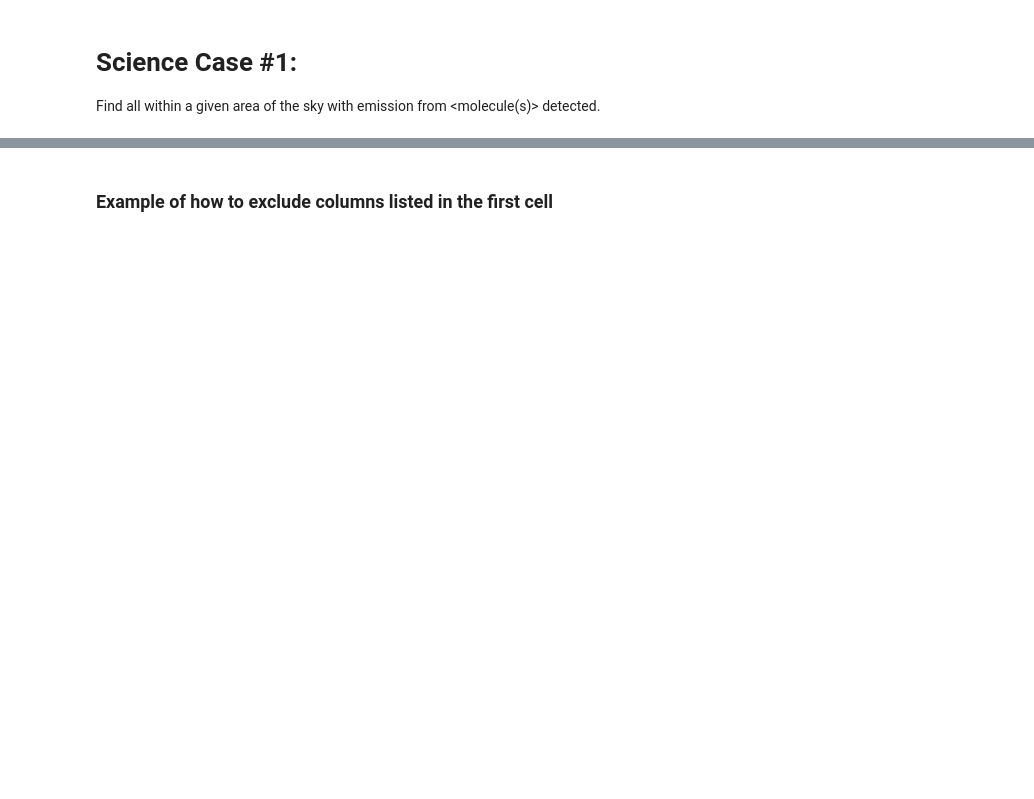
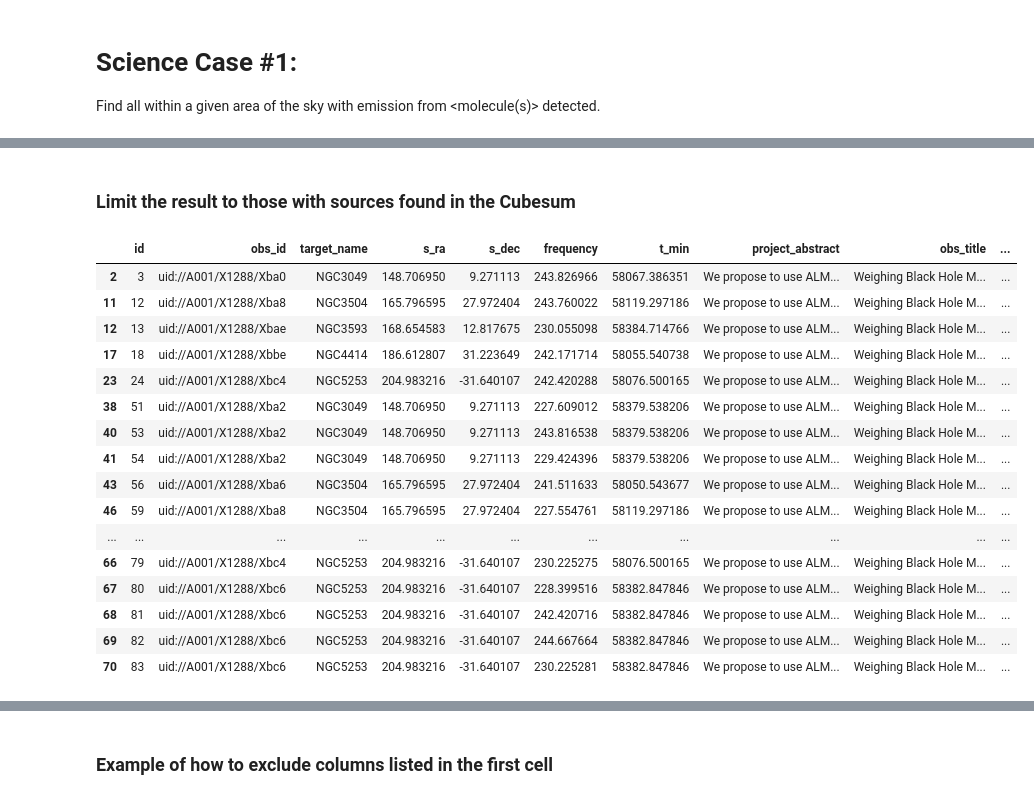
Before and after one commit to teuben/study7, a Jupyter notebook: notebooks/case1.ipynb, the cells around one changed output, grey strips where cells are left out. Cells and saved outputs as stored; diff of their text form; code cells hidden in the pictures; blank space fills up the shorter version.

```diff
--- a/notebooks/case1.ipynb
+++ b/notebooks/case1.ipynb
@@ -80,0 +75,6 @@ result
+# %%
+result = a.query(project_abstract="*lack*ole*")
+#len(result)
+lst = set(zip(result['obs_id'],result['target_name']))
+print("Found these projects and targets:",
+      *('{}: {}'.format(*k[1]) for k in enumerate(lst)), sep="\n")
@@ -80,0 +97,22 @@ result
+# %% [markdown]
+### Limit the result to those with sources found in the Cubesum
+# %%
+result[result['nsources']>0]
+# %% [output]
+|  | id | obs_id | target_name | s_ra | s_dec | frequency | t_min | project_abstract | obs_title | ... |
+| 2 | 3 | uid://A001/X1288/Xba0 | NGC3049 | 148.706950 | 9.271113 | 243.826966 | 58067.386351 | We propose to use ALM... | Weighing Black Hole M... | ... |
+| 11 | 12 | uid://A001/X1288/Xba8 | NGC3504 | 165.796595 | 27.972404 | 243.760022 | 58119.297186 | We propose to use ALM... | Weighing Black Hole M... | ... |
+| 12 | 13 | uid://A001/X1288/Xbae | NGC3593 | 168.654583 | 12.817675 | 230.055098 | 58384.714766 | We propose to use ALM... | Weighing Black Hole M... | ... |
+| 17 | 18 | uid://A001/X1288/Xbbe | NGC4414 | 186.612807 | 31.223649 | 242.171714 | 58055.540738 | We propose to use ALM... | Weighing Black Hole M... | ... |
+| 23 | 24 | uid://A001/X1288/Xbc4 | NGC5253 | 204.983216 | -31.640107 | 242.420288 | 58076.500165 | We propose to use ALM... | Weighing Black Hole M... | ... |
+| 38 | 51 | uid://A001/X1288/Xba2 | NGC3049 | 148.706950 | 9.271113 | 227.609012 | 58379.538206 | We propose to use ALM... | Weighing Black Hole M... | ... |
+| 40 | 53 | uid://A001/X1288/Xba2 | NGC3049 | 148.706950 | 9.271113 | 243.816538 | 58379.538206 | We propose to use ALM... | Weighing Black Hole M... | ... |
+| 41 | 54 | uid://A001/X1288/Xba2 | NGC3049 | 148.706950 | 9.271113 | 229.424396 | 58379.538206 | We propose to use ALM... | Weighing Black Hole M... | ... |
+| 43 | 56 | uid://A001/X1288/Xba6 | NGC3504 | 165.796595 | 27.972404 | 241.511633 | 58050.543677 | We propose to use ALM... | Weighing Black Hole M... | ... |
+| 46 | 59 | uid://A001/X1288/Xba8 | NGC3504 | 165.796595 | 27.972404 | 227.554761 | 58119.297186 | We propose to use ALM... | Weighing Black Hole M... | ... |
+| ... | ... | ... | ... | ... | ... | ... | ... | ... | ... | ... |
+| 66 | 79 | uid://A001/X1288/Xbc4 | NGC5253 | 204.983216 | -31.640107 | 230.225275 | 58076.500165 | We propose to use ALM... | Weighing Black Hole M... | ... |
+| 67 | 80 | uid://A001/X1288/Xbc6 | NGC5253 | 204.983216 | -31.640107 | 228.399516 | 58382.847846 | We propose to use ALM... | Weighing Black Hole M... | ... |
+| 68 | 81 | uid://A001/X1288/Xbc6 | NGC5253 | 204.983216 | -31.640107 | 242.420716 | 58382.847846 | We propose to use ALM... | Weighing Black Hole M... | ... |
+| 69 | 82 | uid://A001/X1288/Xbc6 | NGC5253 | 204.983216 | -31.640107 | 244.667664 | 58382.847846 | We propose to use ALM... | Weighing Black Hole M... | ... |
+| 70 | 83 | uid://A001/X1288/Xbc6 | NGC5253 | 204.983216 | -31.640107 | 230.225281 | 58382.847846 | We propose to use ALM... | Weighing Black Hole M... | ... |
```
Also changed, not shown: parts of 64 cells of this notebook.
